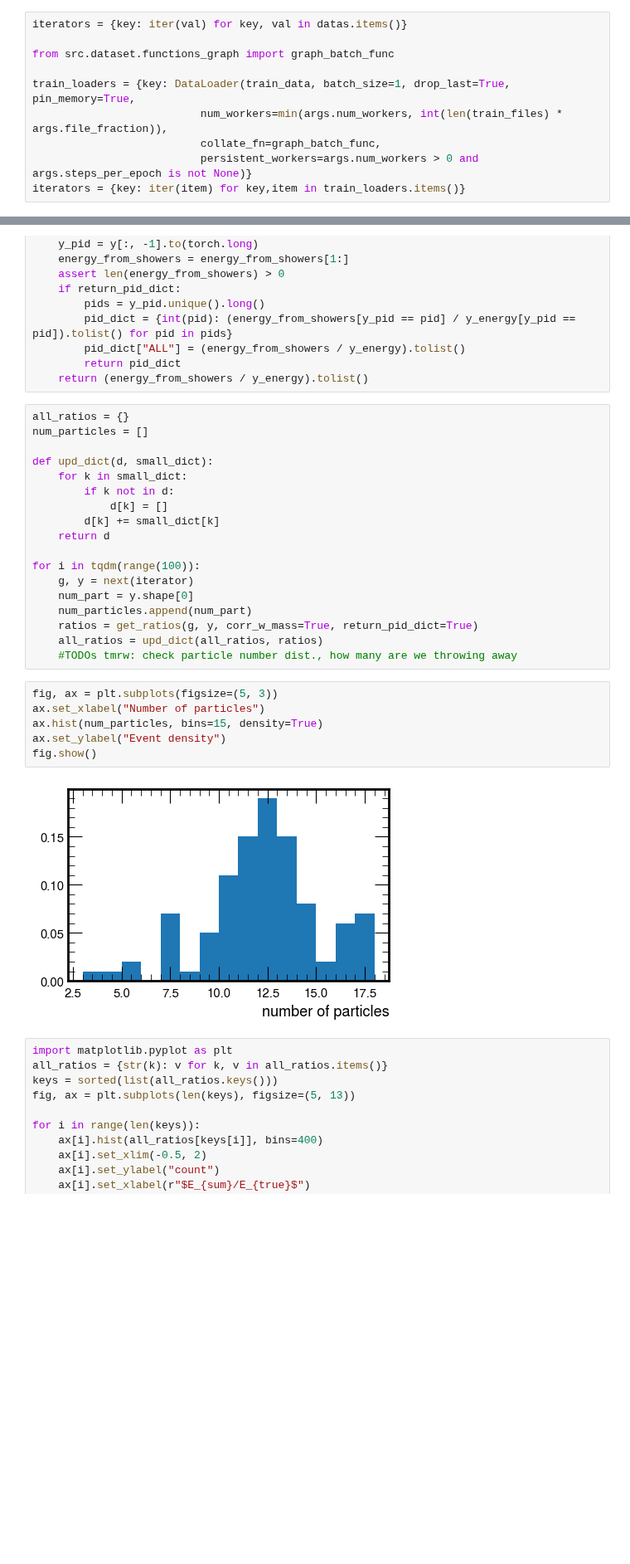
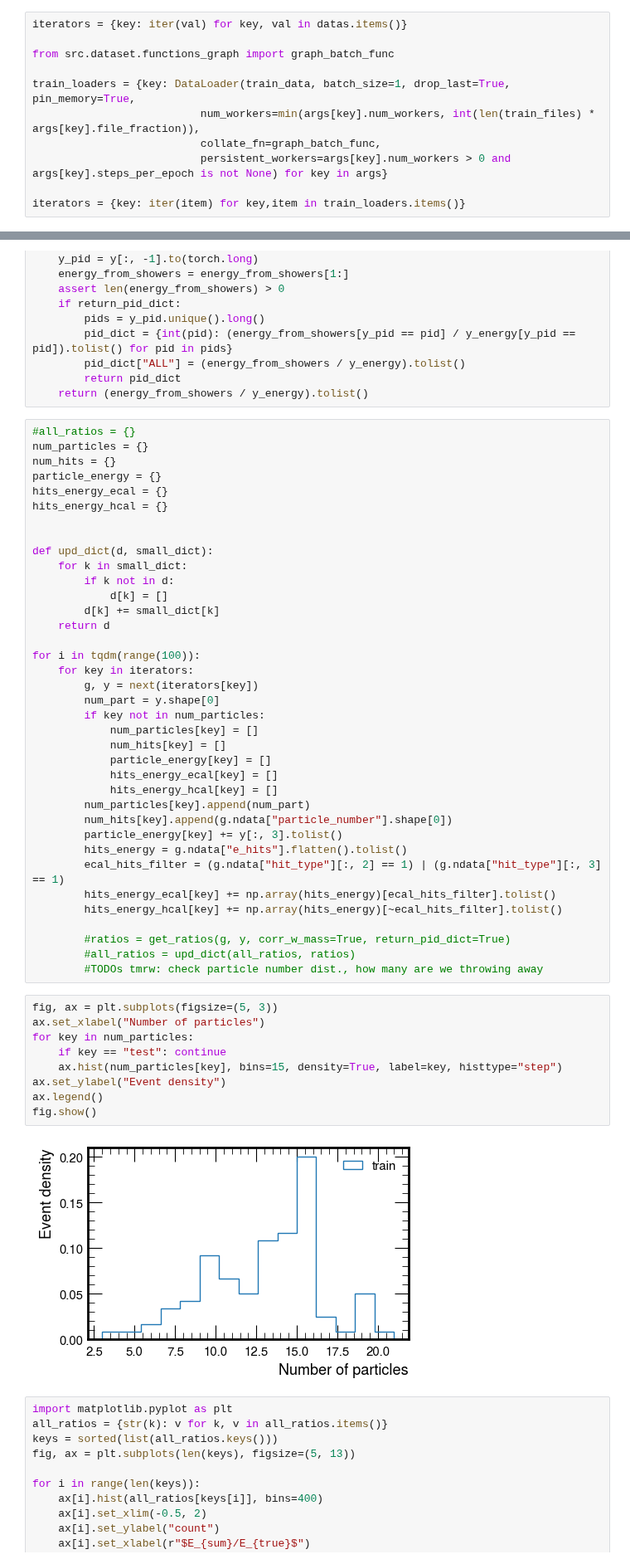
Before and after one commit to selvaggi/mlpf, a Jupyter notebook: notebooks/5_report_plots.ipynb, the cells around one changed output, grey strips where cells are left out. Shown at 83% size. Drawn from its saved outputs; the diff is of its cells as text; blank space fills up the shorter version.

```diff
--- a/notebooks/5_report_plots.ipynb
+++ b/notebooks/5_report_plots.ipynb
@@ -81,7 +84,8 @@ iterators = {key: iter(val) for key, val in datas.items()}
 from src.dataset.functions_graph import graph_batch_func
 
 train_loaders = {key: DataLoader(train_data, batch_size=1, drop_last=True, pin_memory=True,
-                          num_workers=min(args.num_workers, int(len(train_files) * args.file_fraction)),
+                          num_workers=min(args[key].num_workers, int(len(train_files) * args[key].file_fraction)),
                           collate_fn=graph_batch_func,
-                          persistent_workers=args.num_workers > 0 and args.steps_per_epoch is not None)}
+                          persistent_workers=args[key].num_workers > 0 and args[key].steps_per_epoch is not None) for key in args}
+
 iterators = {key: iter(item) for key,item in train_loaders.items()}
@@ -111,8 +122,13 @@ def get_ratios(g, y, corr_w_mass=False, return_pid_dict=False):
         return pid_dict
     return (energy_from_showers / y_energy).tolist()
 # %%
-all_ratios = {}
-num_particles = []
+#all_ratios = {}
+num_particles = {}
+num_hits = {}
+particle_energy = {}
+hits_energy_ecal = {}
+hits_energy_hcal = {}
+
 
 def upd_dict(d, small_dict):
     for k in small_dict:
@@ -122,20 +138,37 @@ def upd_dict(d, small_dict):
     return d
 
 for i in tqdm(range(100)):
-    g, y = next(iterator)
-    num_part = y.shape[0]
-    num_particles.append(num_part)
-    ratios = get_ratios(g, y, corr_w_mass=True, return_pid_dict=True)
-    all_ratios = upd_dict(all_ratios, ratios)
-    #TODOs tmrw: check particle number dist., how many are we throwing away
+    for key in iterators:
+        g, y = next(iterators[key])
+        num_part = y.shape[0]
+        if key not in num_particles:
+            num_particles[key] = []
+            num_hits[key] = []
+            particle_energy[key] = []
+            hits_energy_ecal[key] = []
+            hits_energy_hcal[key] = []
+        num_particles[key].append(num_part)
+        num_hits[key].append(g.ndata["particle_number"].shape[0])
+        particle_energy[key] += y[:, 3].tolist()
+        hits_energy = g.ndata["e_hits"].flatten().tolist()
+        ecal_hits_filter = (g.ndata["hit_type"][:, 2] == 1) | (g.ndata["hit_type"][:, 3] == 1)
+        hits_energy_ecal[key] += np.array(hits_energy)[ecal_hits_filter].tolist()
+        hits_energy_hcal[key] += np.array(hits_energy)[~ecal_hits_filter].tolist()
+
+        #ratios = get_ratios(g, y, corr_w_mass=True, return_pid_dict=True)
+        #all_ratios = upd_dict(all_ratios, ratios)
+        #TODOs tmrw: check particle number dist., how many are we throwing away
 # %%
 fig, ax = plt.subplots(figsize=(5, 3))
 ax.set_xlabel("Number of particles")
-ax.hist(num_particles, bins=15, density=True)
+for key in num_particles:
+    if key == "test": continue
+    ax.hist(num_particles[key], bins=15, density=True, label=key, histtype="step")
 ax.set_ylabel("Event density")
+ax.legend()
 fig.show()
 # %% [output]
-[figure, old version]
+[figure, new version]
 # %%
 import matplotlib.pyplot as plt
 all_ratios = {str(k): v for k, v in all_ratios.items()}
```
Also changed, not shown: parts of 5 cells of this notebook, 2 other files.
